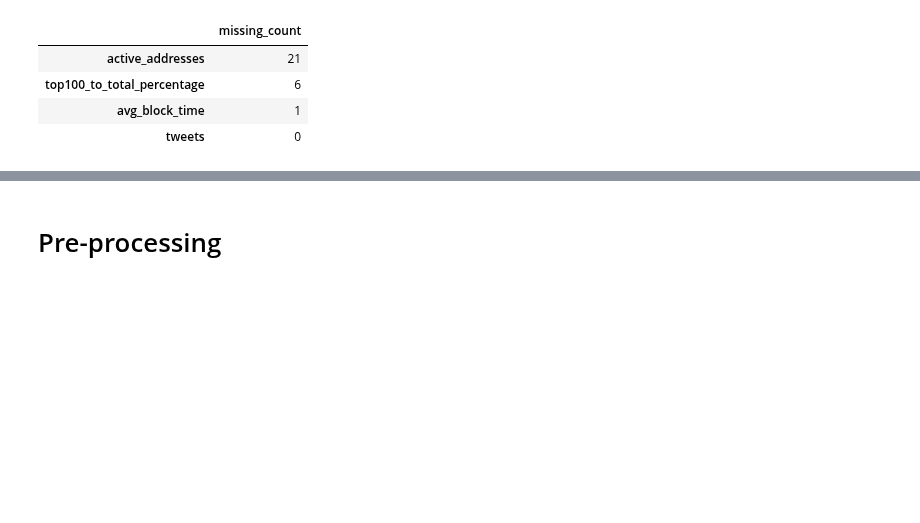
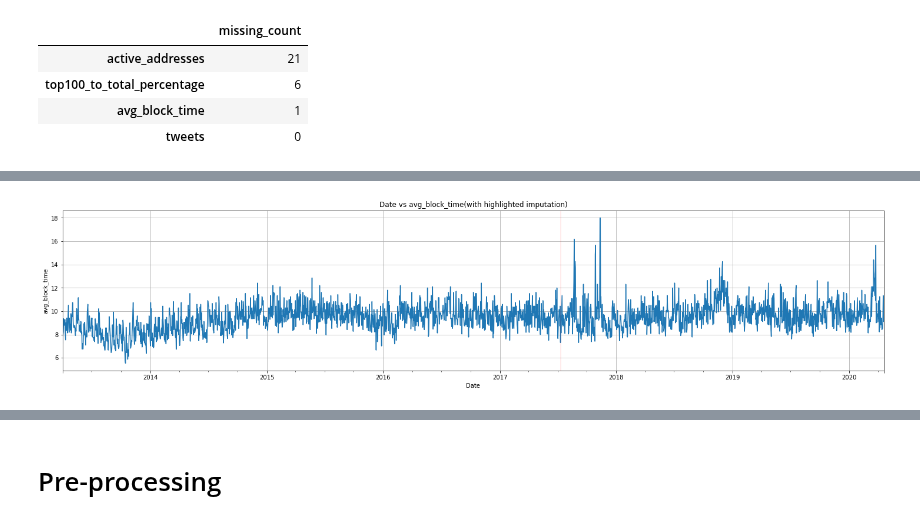
Before and after one commit to rafaelbrutti/MVA, a Jupyter notebook: ML - Time Series/Time-series forecasting of Bitcoin Prices/project.ipynb, the cells around one changed output, grey strips where cells are left out. Drawn from its saved outputs; the diff is of its cells as text; code cells hidden in the pictures; blank space fills up the shorter version.

```diff
--- a/ML - Time Series/Time-series forecasting of Bitcoin Prices/project.ipynb
+++ b/ML - Time Series/Time-series forecasting of Bitcoin Prices/project.ipynb
@@ -431,0 +409,10 @@ plt.show()
+# %%
+final_df['avg_block_time'].fillna(final_df['avg_block_time'].rolling(40, min_periods=1).mean()).bfill().astype(float).plot(x=final_df.index.values,y='avg_block_time',figsize=(25,5),grid=True)
+for i in list(final_df.loc[pd.isna(final_df['avg_block_time']), :].index):
+    plt.axvline(x=i,color='r',alpha=0.1)
+plt.ylabel('avg_block_time')
+plt.title('Date vs avg_block_time(with highlighted imputation)')
+plt.show()
+final_df['avg_block_time'] = final_df['avg_block_time'].fillna(final_df['avg_block_time'].rolling(40, min_periods=1).mean()).bfill()
+# %% [output]
+[figure, added]
```
Also changed, not shown: parts of 17 cells of this notebook.
